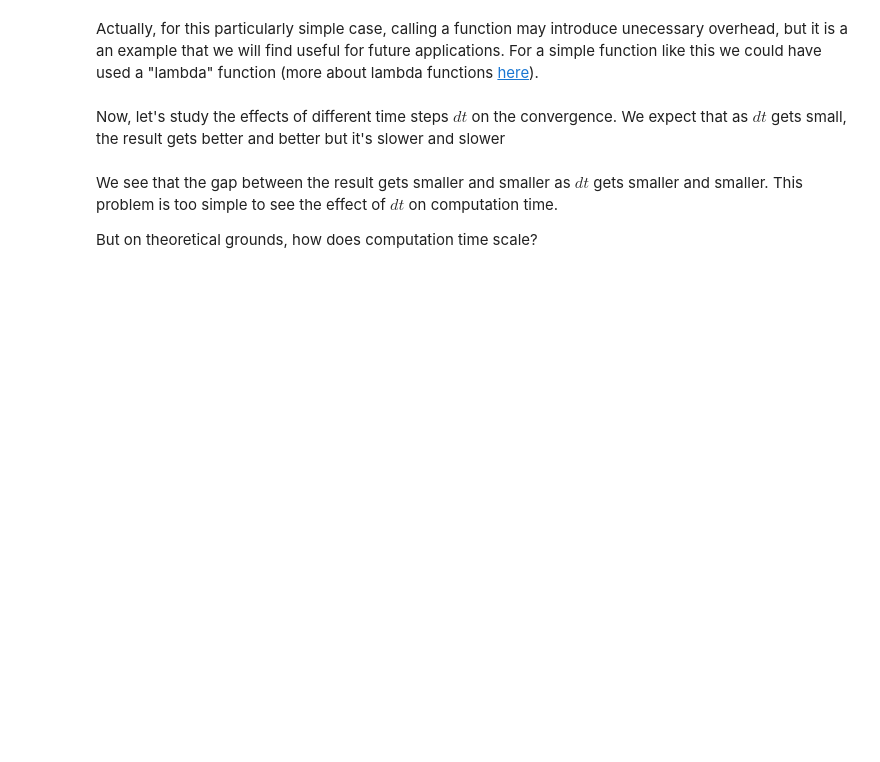
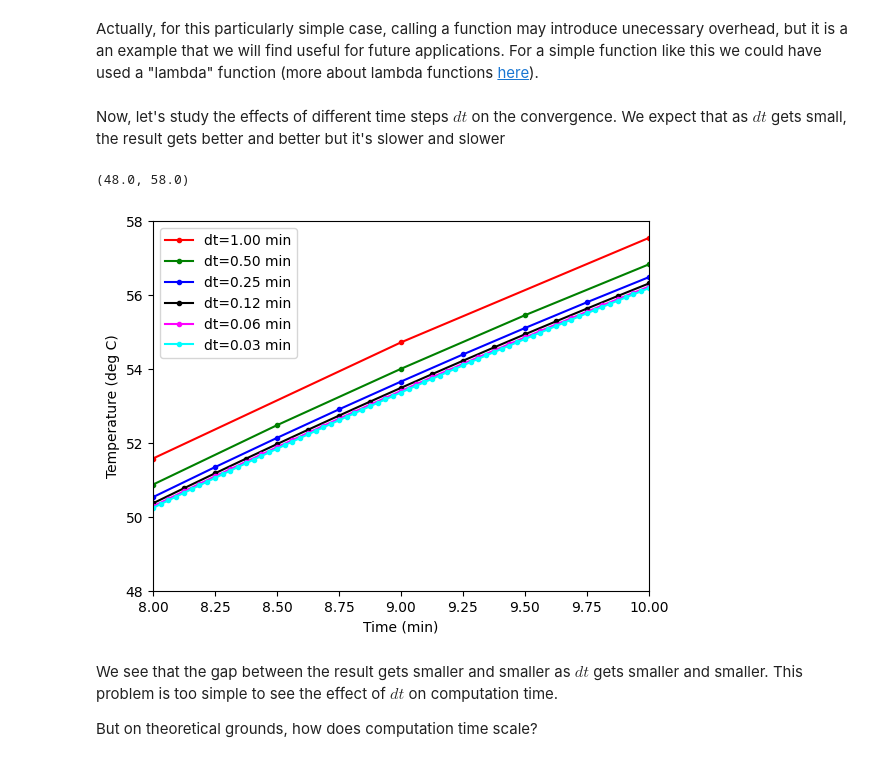
Before and after one commit to jimhalverson/COMP2025, a Jupyter notebook: lectures/Computational Physics/1_Lecture_Numerical Differentiation and Integration.ipynb, the cells around one changed output. Drawn from its saved outputs; the diff is of its cells as text; code cells hidden in the pictures; blank space fills up the shorter version.

```diff
--- a/lectures/Computational Physics/1_Lecture_Numerical Differentiation and Integration.ipynb
+++ b/lectures/Computational Physics/1_Lecture_Numerical Differentiation and Integration.ipynb
@@ -117,9 +324,41 @@ Let's try plotting the results. We first need to import the required libraries a
 # %% [markdown]
 Alternatively, and in order to re use code in future problems, we could have created a function.
+# %%
+def euler(y, f, dx):
+    return y + f*dx
+# %%
+T = T0
+for i in range(1, nsteps):
+    T = euler(T, -r*(T-Ts), dt)
+    my_temp[i] = T
 # %% [markdown]
 Actually, for this particularly simple case, calling a function may introduce unecessary overhead, but it is a an example that we will find useful for future applications. For a simple function like this we could have used a "lambda" function (more about lambda functions <a href="http://www.secnetix.de/olli/Python/lambda_functions.hawk">here</a>).
+# %%
+euler = lambda y, f, dx: y + f*dx
 # %% [markdown]
 Now, let's study the effects of different time steps $dt$ on the convergence. We expect that as $dt$ gets small, the result gets better and better but it's slower and slower
+# %%
+dt = 1.
+my_color = ['red', 'green', 'blue', 'black', 'magenta', 'cyan']
+for j in range(len(my_color)):
+    nsteps = int(tmax/dt)
+    my_time = np.linspace(dt,tmax,nsteps)
+    my_temp = np.zeros(nsteps)
+    T = T0
+    for i in range(nsteps):
+        T = euler(T, -r*(T-Ts), dt)
+        my_temp[i] = T
+    plt.plot(my_time, my_temp, 'o-', color=my_color[j], markersize=3, label=f'dt={dt:.2f} min')
+    dt = dt / 2.
+
+plt.xlabel('Time (min)')
+plt.ylabel('Temperature (deg C)')
+plt.legend()
+plt.xlim(8,10)
+plt.ylim(48,58)
+# %% [output]
+(48.0, 58.0)
+[figure, added]
 # %% [markdown]
 We see that the gap between the result gets smaller and smaller as $dt$ gets smaller and smaller. This problem is too simple to see the effect of $dt$ on computation time.
 
```
Also changed, not shown: parts of 22 cells of this notebook, 2 other files.
